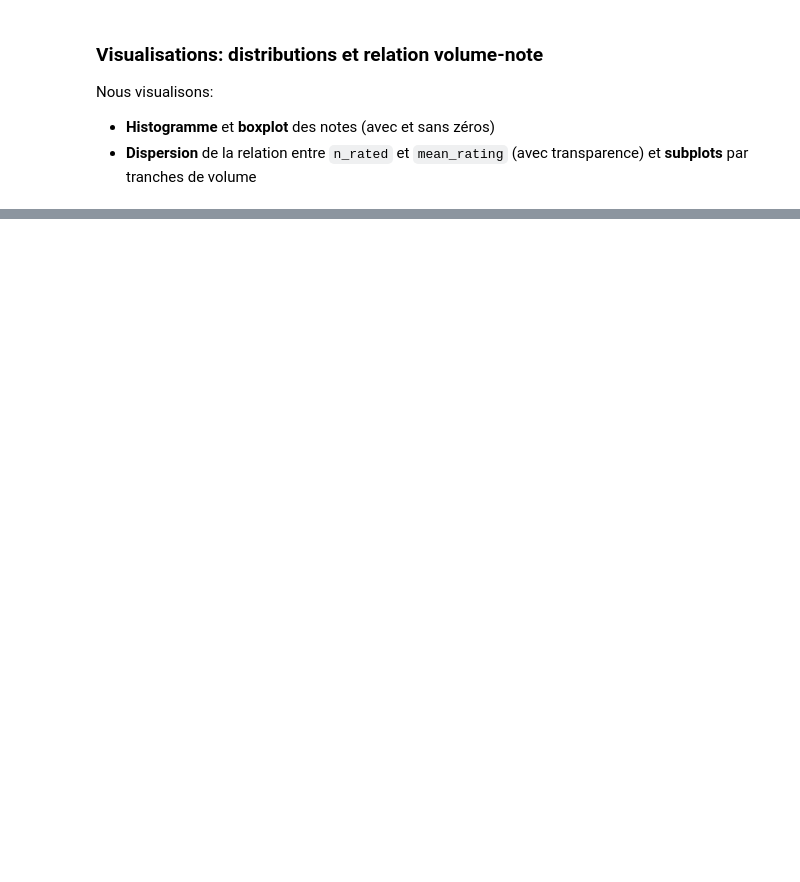
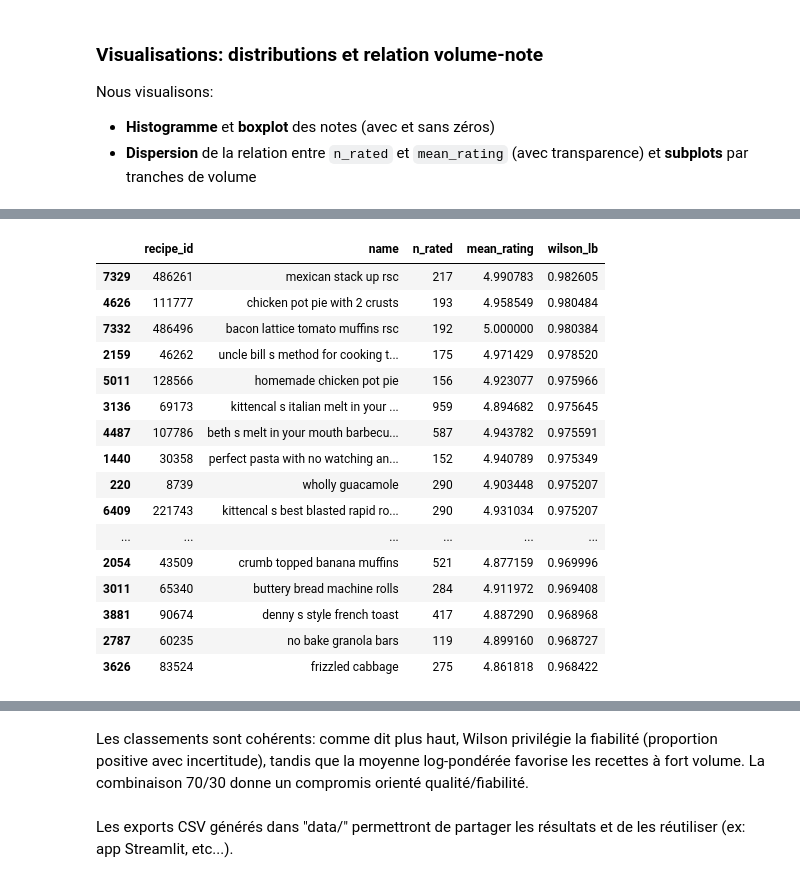
Before and after one commit to Hugosh71/Projet_Mangetamain, a Jupyter notebook: notebooks/EDA_Rating_Mourad.ipynb, the cells around one changed output, grey strips where cells are left out. Drawn from its saved outputs; the diff is of its cells as text; code cells hidden in the pictures; blank space fills up the shorter version.

```diff
--- a/notebooks/EDA_Rating_Mourad.ipynb
+++ b/notebooks/EDA_Rating_Mourad.ipynb
@@ -345,0 +264,76 @@ display(top20_combo[['recipe_id', 'name', 'n_rated', 'mean_rating', 'popularity_
+# %%
+# Scores composites: Wilson et moyenne pondérée log-volume
+from math import sqrt
+
+def wilson_lower_bound(positives: np.ndarray, n: np.ndarray, z: float = 1.96) -> np.ndarray:
+    n = n.astype(float)
+    p = np.divide(positives, n, out=np.zeros_like(n, dtype=float), where=n>0)
+    denom = 1 + z**2 / n
+    center = p + z*z/(2*n)
+    margin = z * np.sqrt(np.divide(p*(1-p) + z*z/(4*n), n, out=np.zeros_like(n, dtype=float), where=n>0))
+    lower = (center - margin) / denom
+    lower[n == 0] = 0.0
+    return lower
+
+def log_weighted_mean(mean_rating: np.ndarray, n_rated: np.ndarray) -> np.ndarray:
+    return np.nan_to_num(mean_rating, nan=0.0) * np.log1p(n_rated)
+
+def minmax(series: pd.Series) -> pd.Series:
+    vmin, vmax = series.min(), series.max()
+    if pd.isna(vmin) or pd.isna(vmax) or vmax == vmin:
+        return pd.Series(np.zeros_like(series), index=series.index)
+    return (series - vmin) / (vmax - vmin)
+
+
+
+
+MIN_RATED = 20
+base = agg_named[agg_named['n_rated'] >= MIN_RATED].copy()
+if 'positives' not in base.columns:
+    agg_pos = (
+        interactions.assign(pos=(interactions['rating'] >= 4) & (interactions['rating'] > 0))
+        .groupby('recipe_id')
+        .agg(positives=('pos', 'sum'))
+        .reset_index()
+    )
+    base = base.merge(agg_pos, on='recipe_id', how='left')
+    base['positives'] = base['positives'].fillna(0).astype(int)
+
+
+base['wilson_lb'] = wilson_lower_bound(base['positives'].values, base['n_rated'].values, z=1.96)
+base['logw_mean'] = log_weighted_mean(base['mean_rating'].values, base['n_rated'].values)
+base['wilson_norm'] = minmax(base['wilson_lb'])
+base['logw_norm'] = minmax(base['logw_mean'])
+
+# combinaisons
+base['score_combo_50_50'] = 0.5 * base['wilson_norm'] + 0.5 * base['logw_norm']
+base['score_combo_70_30'] = 0.7 * base['wilson_norm'] + 0.3 * base['logw_norm']
+
+# classements
+rank_wilson_top20 = base.sort_values(['wilson_lb', 'n_rated'], ascending=[False, False]).head(20)
+rank_logw_top20 = base.sort_values(['logw_mean', 'n_rated'], ascending=[False, False]).head(20)
+rank_50_50_top20  = base.sort_values(['score_combo_50_50', 'n_rated'], ascending=[False, False]).head(20)
+rank_70_30_top20  = base.sort_values(['score_combo_70_30', 'n_rated'], ascending=[False, False]).head(20)
+
+display(rank_wilson_top20[['recipe_id','name','n_rated','mean_rating','wilson_lb']])
+display(rank_logw_top20[['recipe_id','name','n_rated','mean_rating','logw_mean']])
+display(rank_50_50_top20[['recipe_id','name','n_rated','mean_rating','score_combo_50_50']])
+display(rank_70_30_top20[['recipe_id','name','n_rated','mean_rating','score_combo_70_30']])
+# %% [output]
+|  | recipe_id | name | n_rated | mean_rating | wilson_lb |
+| 7329 | 486261 | mexican stack up rsc | 217 | 4.990783 | 0.982605 |
+| 4626 | 111777 | chicken pot pie with 2 crusts | 193 | 4.958549 | 0.980484 |
+| 7332 | 486496 | bacon lattice tomato muffins rsc | 192 | 5.000000 | 0.980384 |
+| 2159 | 46262 | uncle bill s method for cooking t... | 175 | 4.971429 | 0.978520 |
+| 5011 | 128566 | homemade chicken pot pie | 156 | 4.923077 | 0.975966 |
+| 3136 | 69173 | kittencal s italian melt in your ... | 959 | 4.894682 | 0.975645 |
+| 4487 | 107786 | beth s melt in your mouth barbecu... | 587 | 4.943782 | 0.975591 |
+| 1440 | 30358 | perfect pasta with no watching an... | 152 | 4.940789 | 0.975349 |
+| 220 | 8739 | wholly guacamole | 290 | 4.903448 | 0.975207 |
+| 6409 | 221743 | kittencal s best blasted rapid ro... | 290 | 4.931034 | 0.975207 |
+| ... | ... | ... | ... | ... | ... |
+| 2054 | 43509 | crumb topped banana muffins | 521 | 4.877159 | 0.969996 |
+| 3011 | 65340 | buttery bread machine rolls | 284 | 4.911972 | 0.969408 |
+| 3881 | 90674 | denny s style french toast | 417 | 4.887290 | 0.968968 |
+| 2787 | 60235 | no bake granola bars | 119 | 4.899160 | 0.968727 |
+| 3626 | 83524 | frizzled cabbage | 275 | 4.861818 | 0.968422 |
@@ -345,0 +391,2 @@ display(top20_combo[['recipe_id', 'name', 'n_rated', 'mean_rating', 'popularity_
+# %% [markdown]
+Les classements sont cohérents: comme dit plus haut, Wilson privilégie la fiabilité (proportion positive avec incertitude), tandis que la moyenne log‑pondérée favorise les recettes à fort volume. La combinaison 70/30 donne un compromis orienté qualité/fiabilité.
@@ -345,0 +405,2 @@ display(top20_combo[['recipe_id', 'name', 'n_rated', 'mean_rating', 'popularity_
+# %% [markdown]
+Les exports CSV générés dans "data/" permettront de partager les résultats et de les réutiliser (ex: app Streamlit, etc...).
```
Also changed, not shown: parts of 20 cells of this notebook.
